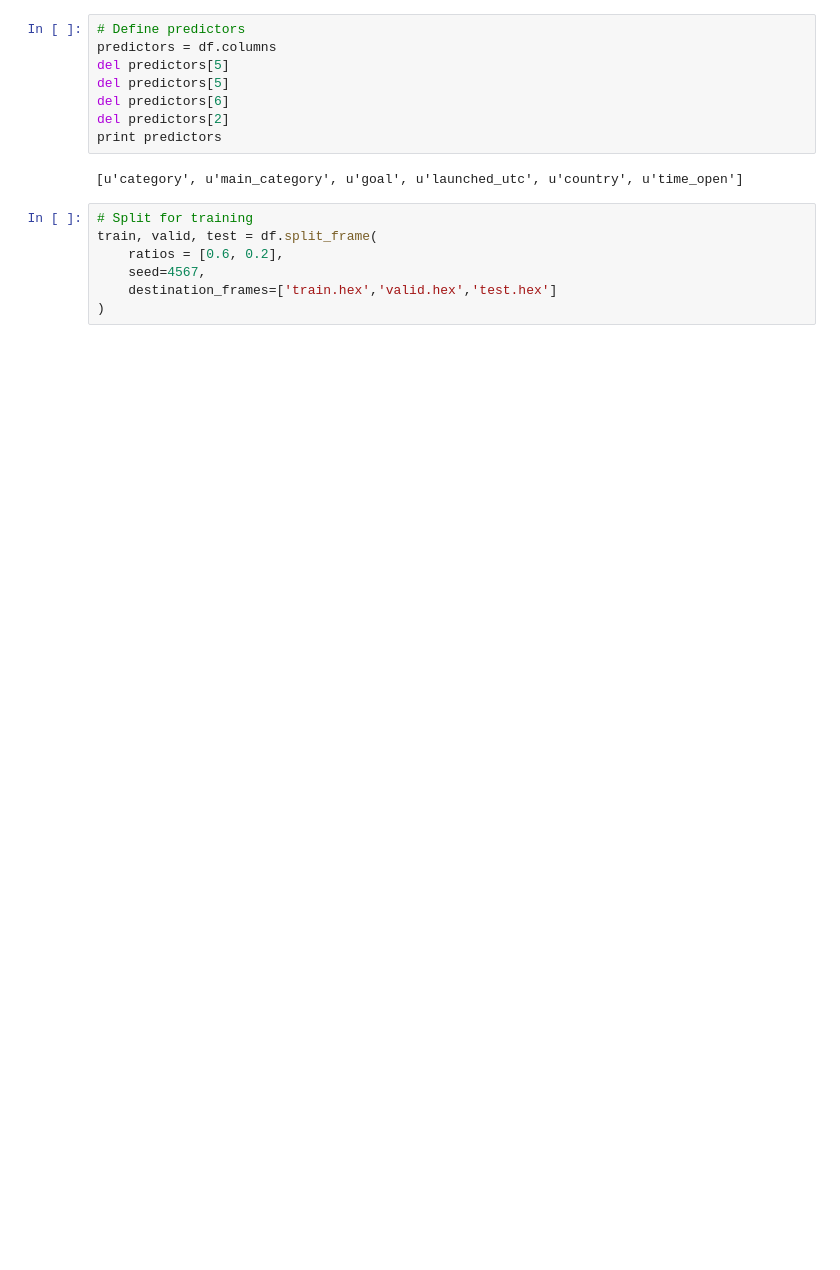
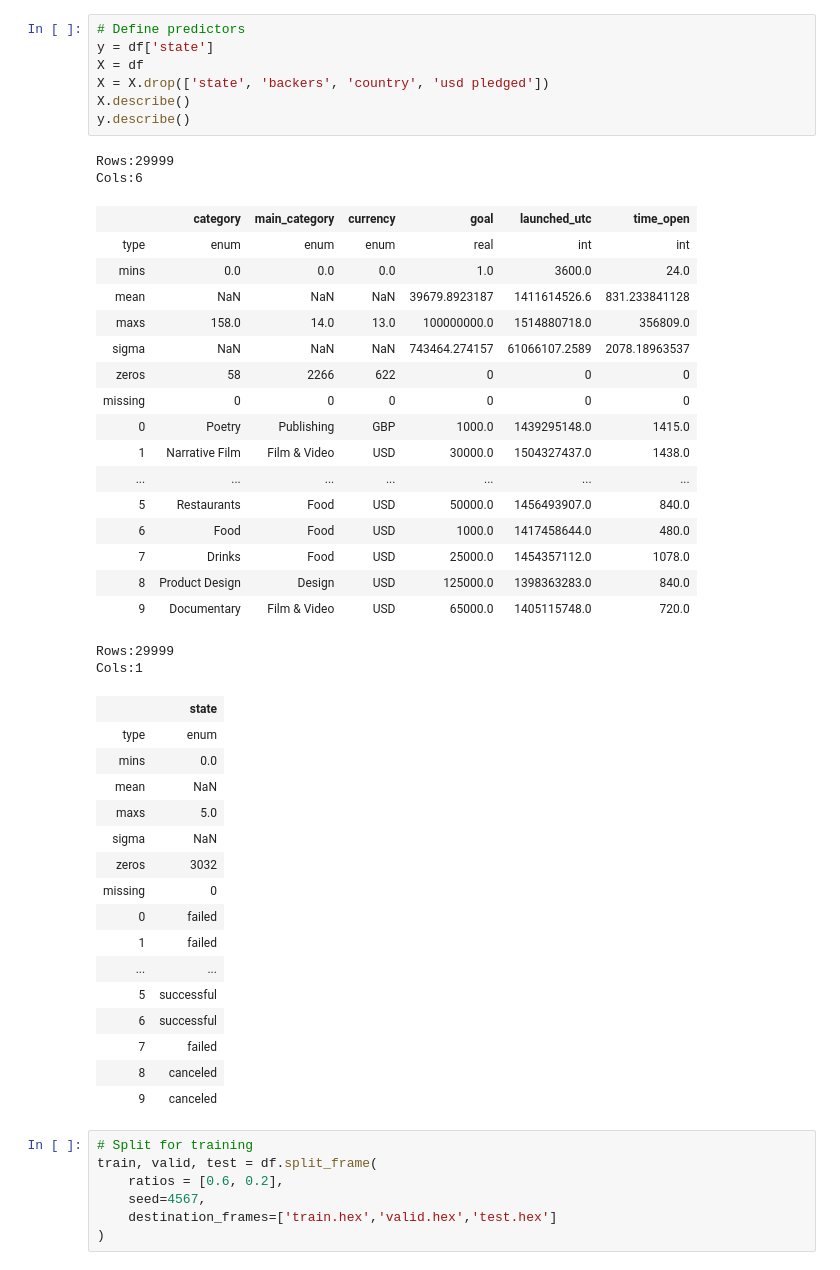
Before and after one commit to logasja/Supervised-Learning, a Jupyter notebook: Decision/Kickstarter.ipynb, the cells around one changed output. Saved outputs shown, nothing was run; the diff lists cells and outputs as text; blank space fills up the shorter version.

```diff
--- a/Decision/Kickstarter.ipynb
+++ b/Decision/Kickstarter.ipynb
@@ -87,13 +55,47 @@ Cols:10
-# %%
-# Define predictors
-predictors = df.columns
-del predictors[5]
-del predictors[5]
-del predictors[6]
-del predictors[2]
-print predictors
-# %% [output]
-[u'category', u'main_category', u'goal', u'launched_utc', u'country', u'time_open']
+# %%
+# Define predictors
+y = df['state']
+X = df
+X = X.drop(['state', 'backers', 'country', 'usd pledged'])
+X.describe()
+y.describe()
+# %% [output]
+Rows:29999
+Cols:6
+|  | category | main_category | currency | goal | launched_utc | time_open |
+| type | enum | enum | enum | real | int | int |
+| mins | 0.0 | 0.0 | 0.0 | 1.0 | 3600.0 | 24.0 |
+| mean | NaN | NaN | NaN | 39679.8923187 | 1411614526.6 | 831.233841128 |
+| maxs | 158.0 | 14.0 | 13.0 | 100000000.0 | 1514880718.0 | 356809.0 |
+| sigma | NaN | NaN | NaN | 743464.274157 | 61066107.2589 | 2078.18963537 |
+| zeros | 58 | 2266 | 622 | 0 | 0 | 0 |
+| missing | 0 | 0 | 0 | 0 | 0 | 0 |
+| 0 | Poetry | Publishing | GBP | 1000.0 | 1439295148.0 | 1415.0 |
+| 1 | Narrative Film | Film & Video | USD | 30000.0 | 1504327437.0 | 1438.0 |
+| ... | ... | ... | ... | ... | ... | ... |
+| 5 | Restaurants | Food | USD | 50000.0 | 1456493907.0 | 840.0 |
+| 6 | Food | Food | USD | 1000.0 | 1417458644.0 | 480.0 |
+| 7 | Drinks | Food | USD | 25000.0 | 1454357112.0 | 1078.0 |
+| 8 | Product Design | Design | USD | 125000.0 | 1398363283.0 | 840.0 |
+| 9 | Documentary | Film & Video | USD | 65000.0 | 1405115748.0 | 720.0 |
+Rows:29999
+Cols:1
+|  | state |
+| type | enum |
+| mins | 0.0 |
+| mean | NaN |
+| maxs | 5.0 |
+| sigma | NaN |
+| zeros | 3032 |
+| missing | 0 |
+| 0 | failed |
+| 1 | failed |
+| ... | ... |
+| 5 | successful |
+| 6 | successful |
+| 7 | failed |
+| 8 | canceled |
+| 9 | canceled |
 # %%
 # Split for training
 train, valid, test = df.split_frame(
```
Also changed, not shown: parts of 13 cells of this notebook, 8 other files.
